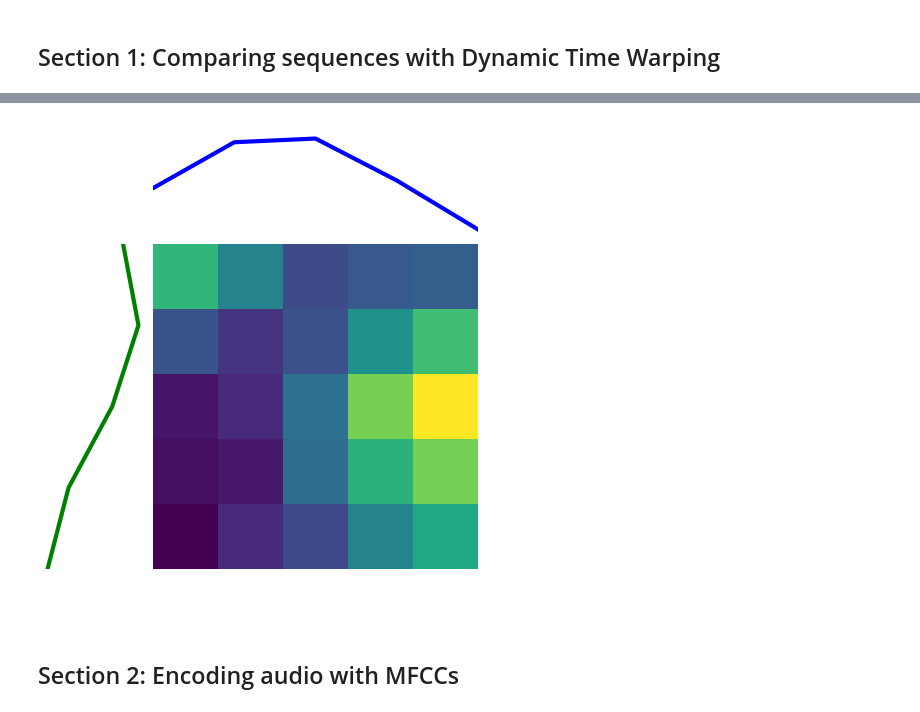
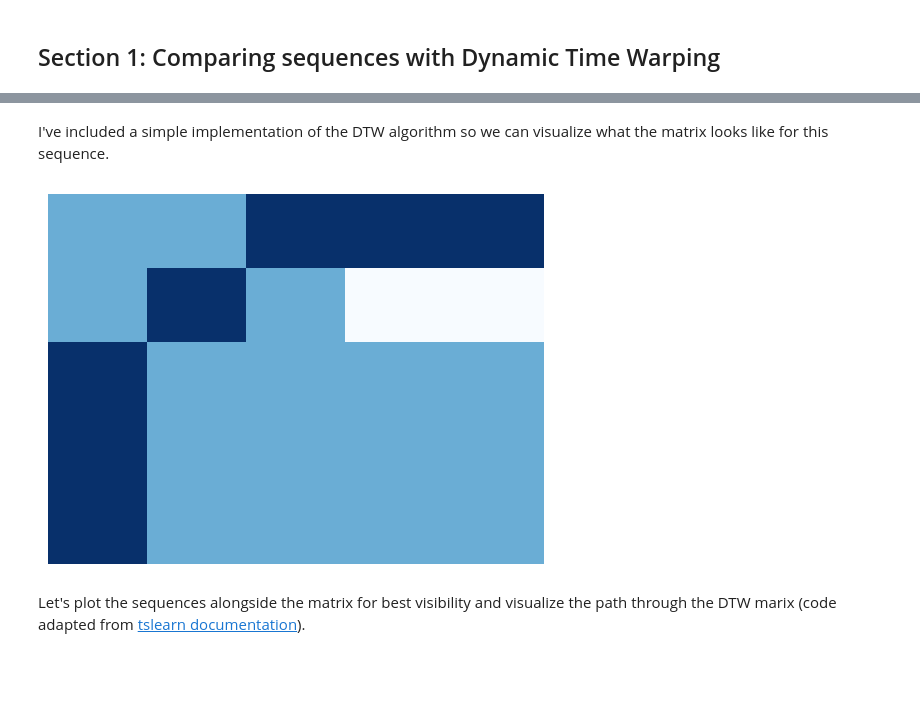
Before and after one commit to markjosims/css_kws_tutorial, a Jupyter notebook: week2_dtw.ipynb, the cells around one changed output, grey strips where cells are left out. Cells and saved outputs as stored; diff of their text form; code cells hidden in the pictures; blank space fills up the shorter version.

```diff
--- a/week2_dtw.ipynb
+++ b/week2_dtw.ipynb
@@ -77,0 +28,8 @@ plot_dtw(A, B, mat)
+# %%
+fig, ax = plt.subplots()
+seq_a = np.array([0,0,0,1,0])
+seq_b = np.array([0,1,0,0,0])
+ax.plot(seq_a, label='seq_a')
+ax.plot(seq_b, label='seq_b')
+ax.legend()
+plt.show()
@@ -78,21 +38,38 @@ plot_dtw(A, B, mat)
+# %% [markdown]
+I've included a simple implementation of the DTW algorithm so we can visualize what the matrix looks like for this sequence.
 # %%
-dtw_matrix = np.full((A.shape[0]+1,B.shape[0]+1), np.inf)
-dtw_matrix[0,0]=0
+def get_dtw_matrix(seq_a, seq_b, distance_funct = 'absolute_diff'):
+    if distance_funct == 'absolute_diff':
+        distance_funct = lambda a, b: np.abs(a-b)
 
-for i, a_i in enumerate(A, start=1):
-    for j, b_j in enumerate(B, start=1):
-        current_distance = np.abs(a_i-b_j)
+    # pad DTW matrix with an empty row
+    padded_len = seq_a.shape[0]+1
+    padded_width = seq_b.shape[0]+1
+    dtw_matrix = np.full((padded_len,padded_width), np.inf)
+    dtw_matrix[0,0]=0
 
-        left = dtw_matrix[i,j-1]
-        bottom = dtw_matrix[i-1,j]
-        diag = dtw_matrix[i-1,j-1]
+    for i, a_i in enumerate(seq_a, start=1):
+        for j, b_j in enumerate(seq_b, start=1):
+            current_distance = distance_funct(a_i, b_j)
 
-        prev_distance = min(left, bottom, diag)
+            left = dtw_matrix[i,j-1]
+            bottom = dtw_matrix[i-1,j]
+            diag = dtw_matrix[i-1,j-1]
 
-        dtw_matrix[i,j] = current_distance + prev_distance
+            prev_distance = min(left, bottom, diag)
 
-plot_dtw(A, B, dtw_matrix[1:,1:])
+            dtw_matrix[i,j] = current_distance + prev_distance
+    # trim padded
+    return dtw_matrix[1:,1:]
+
+def plot_distance_matrix(distance_matrix, ax):
+    ax.imshow(1-distance_matrix, origin='lower', cmap='Blues', aspect='auto')
+    ax.axis("off")
+    # ax.autoscale(False)
+
+distance_matrix = get_dtw_matrix(seq_a, seq_b)
+fig, ax = plt.subplots()
+plot_distance_matrix(distance_matrix, ax)
+plt.show()
 # %% [output]
-[figure, old version]
+[figure, new version]
-# %% [markdown]
-## Section 2: Encoding audio with MFCCs
@@ -100,0 +76,2 @@ keywords = get_unique_keywords()
+# %% [markdown]
+Let's plot the sequences alongside the matrix for best visibility and visualize the path through the DTW marix (code adapted from [tslearn documentation](https://tslearn.readthedocs.io/en/stable/auto_examples/metrics/plot_dtw.html#sphx-glr-auto-examples-metrics-plot-dtw-py)).
```
Also changed, not shown: parts of 84 cells of this notebook.
